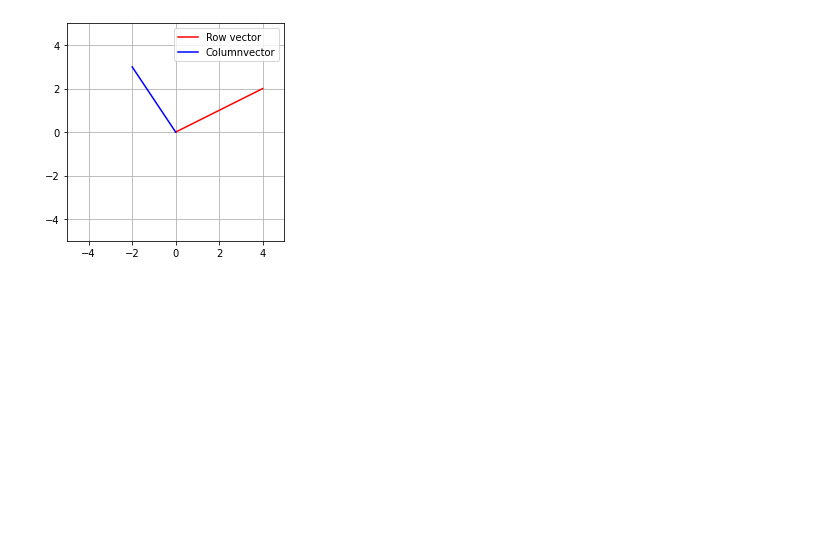
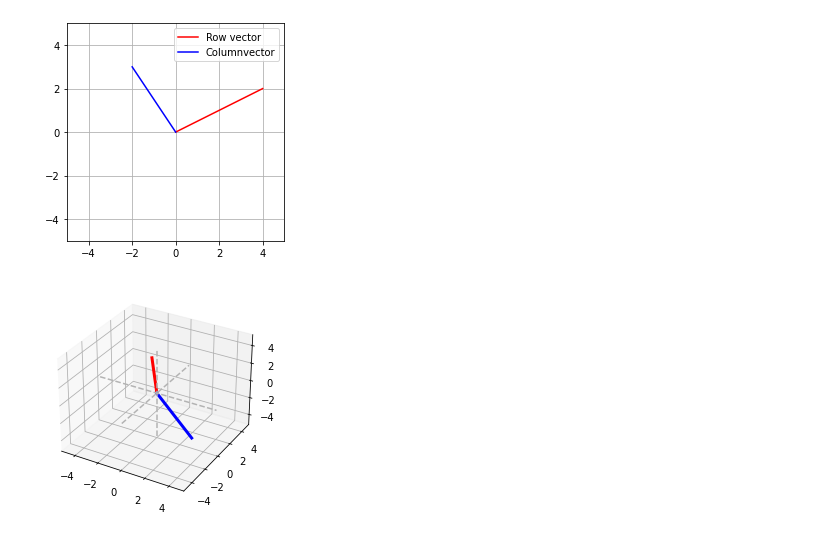
Before and after one commit to danireysan/pymath, a Jupyter notebook: Linear algebra/Row and column vectors.ipynb, the cells around one changed output. Saved outputs shown, nothing was run; the diff lists cells and outputs as text; code cells hidden in the pictures; blank space fills up the shorter version.

Commit message:
Graphed 3d vectors

```diff
--- a/Linear algebra/Row and column vectors.ipynb
+++ b/Linear algebra/Row and column vectors.ipynb
@@ -32,3 +32,45 @@ plt.legend()
 plt.show()
 # %% [output]
 [figure]
+# %%
+from mpl_toolkits.mplot3d import Axes3D
+
+# The vectors
+red3DVector = np.array([3,0,-4])
+blue3DVector = np.array([-1,1,3])
+
+# Setting the 3d plot
+
+fig = plt.figure(figsize=plt.figaspect(1))
+ax = fig.add_subplot(111, projection="3d")
+
+# Blue vector plotting coordinates
+bx = [0, red3DVector[0]]
+by = [0, red3DVector[1]]
+bz = [0, red3DVector[2]]
+
+# Red vector plotting coordinates
+rx = [0, blue3DVector[0]]
+ry = [0, blue3DVector[1]]
+rz = [0, blue3DVector[2]]
+
+# The arrow vectors
+ax.plot(rx, ry, rz, color='r', linewidth=3)
+ax.plot(bx, by, bz, color='b', linewidth=3)
+
+# Adding reference lines
+
+ax.plot([0,0], [0,0], [-5,5], '--', color=[.7,.7,.7])
+ax.plot([0,0], [-5,5], [0,0] , '--', color=[.7,.7,.7])
+ax.plot([-5,5],[0,0], [0,0],  '--', color=[.7,.7,.7])
+
+
+# Correcting the framing of the vectors
+ax.set_xlim3d(-5,5)
+ax.set_ylim3d(-5,5)
+ax.set_zlim3d(-5,5)
+
+
+plt.show()
+# %% [output]
+[figure, added]
```
Also changed, not shown: parts of 1 cell of this notebook.
